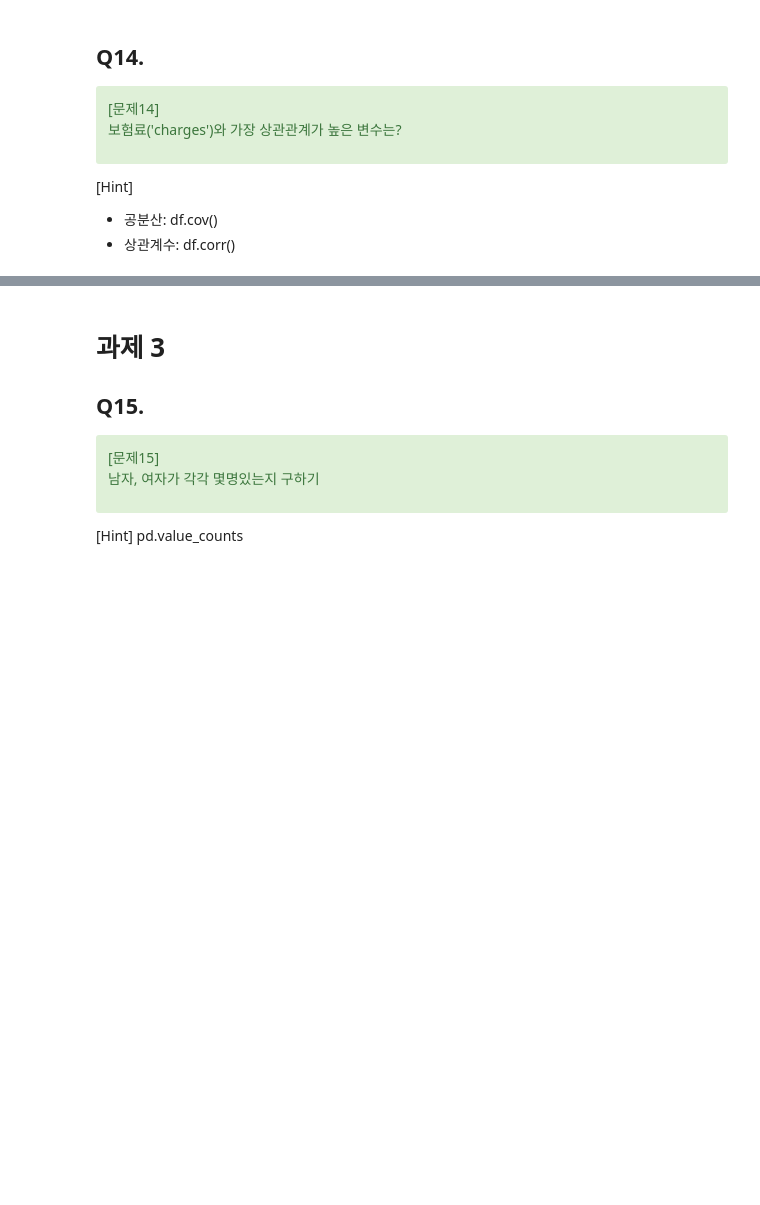
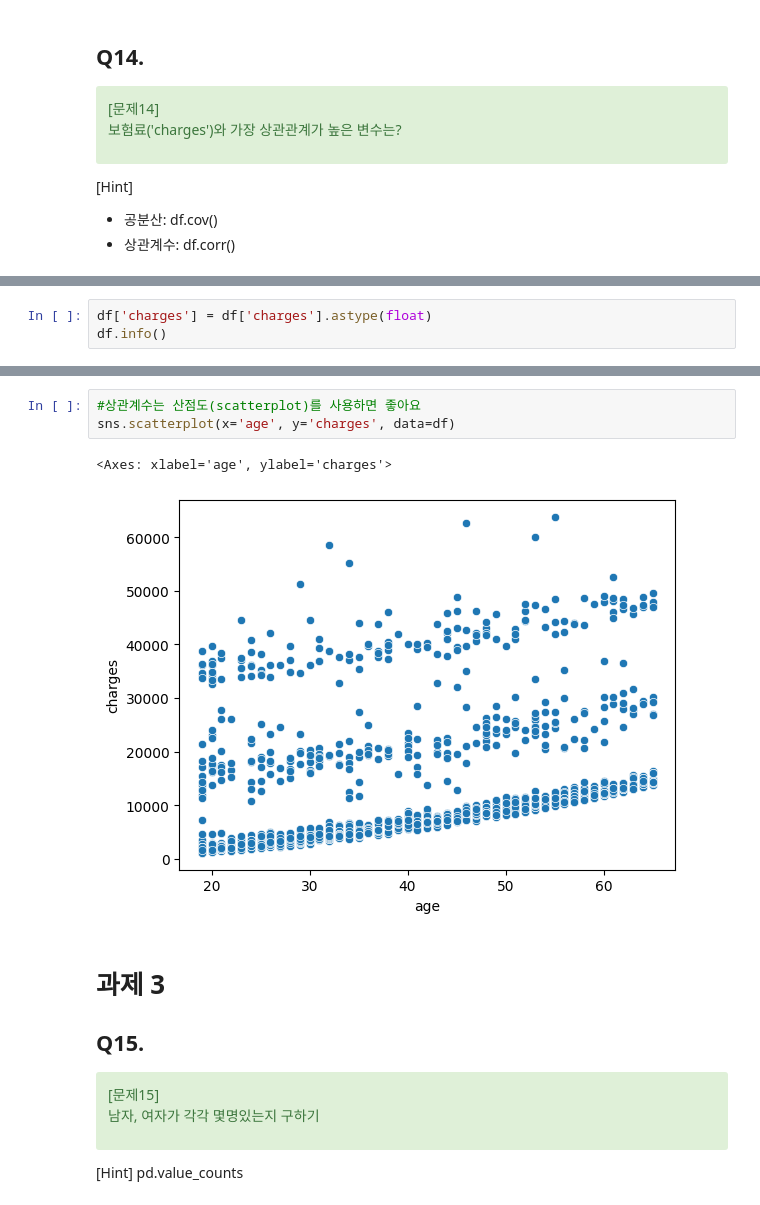
Before and after one commit to ukhyun-lee/stock_market_analysis, a Jupyter notebook: 2주차/pandas_exercise.ipynb, the cells around one changed output, grey strips where cells are left out. Cells and saved outputs as stored; diff of their text form; blank space fills up the shorter version.

```diff
--- a/2주차/pandas_exercise.ipynb
+++ b/2주차/pandas_exercise.ipynb
@@ -351,0 +371,3 @@ df['age'].mean()
+# %%
+df['charges'] = df['charges'].astype(float)
+df.info()
@@ -352,3 +409,9 @@ df['age'].mean()
+# %%
+#상관계수는 산점도(scatterplot)를 사용하면 좋아요
+sns.scatterplot(x='age', y='charges', data=df)
+# %% [output]
+<Axes: xlabel='age', ylabel='charges'>
+[figure, added]
 # %% [markdown]
 # 과제 3
 ## Q15.
```
Also changed, not shown: parts of 41 cells of this notebook.
